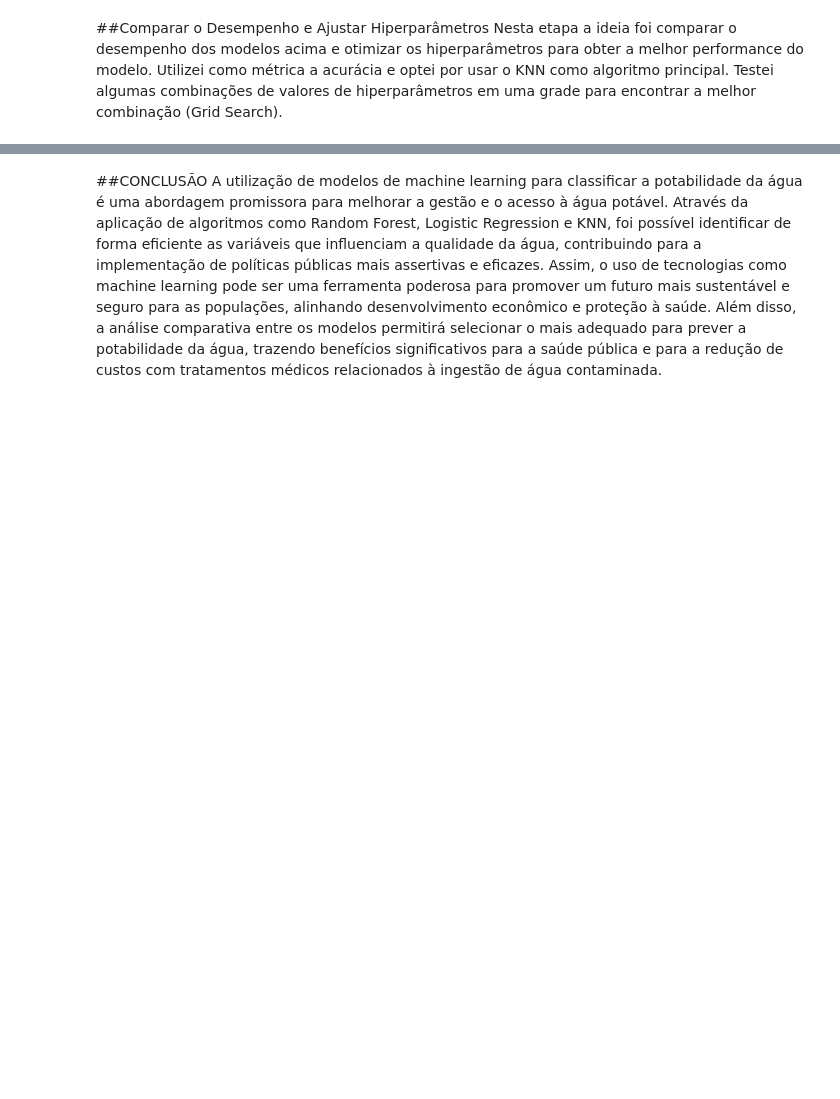
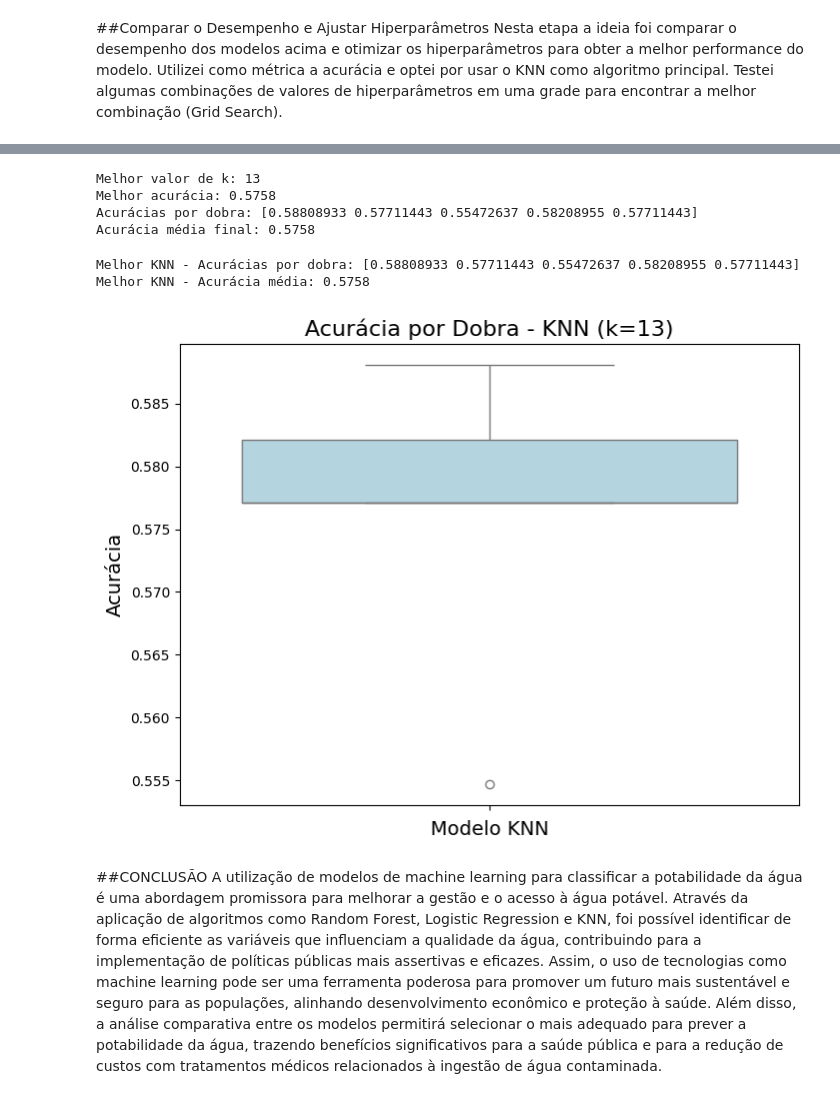
Before and after one commit to sandro003/MVP3, a Jupyter notebook: Machine_Learning_&_Analytics_.ipynb, the cells around one changed output, grey strips where cells are left out. Cells and saved outputs as stored; diff of their text form; code cells hidden in the pictures; blank space fills up the shorter version.

```diff
--- a/Machine_Learning_&_Analytics_.ipynb
+++ b/Machine_Learning_&_Analytics_.ipynb
@@ -372,32 +350,80 @@ print(f"Melhor valor de k: {best_k}")
+# %%
+from sklearn.model_selection import GridSearchCV, StratifiedKFold
+from sklearn.neighbors import KNeighborsClassifier
+from sklearn.model_selection import cross_val_score
+import numpy as np
+
+# Configurando validação cruzada
+cv = StratifiedKFold(n_splits=5, shuffle=True, random_state=42)
+
+# Definindo a lista de valores de k para testar
+k_values = [3, 5, 7, 9, 11, 13]
+
+# Criando o modelo KNN
+knn = KNeighborsClassifier()
+
+# Definindo o dicionário de parâmetros para o GridSearch
+param_grid = {'n_neighbors': k_values}
+
+# Inicializando o GridSearchCV
+grid_search = GridSearchCV(estimator=knn, param_grid=param_grid, cv=cv, scoring='accuracy')
+
+# Treinando o GridSearchCV com os dados
+grid_search.fit(X, y)
+
+# Exibindo os melhores parâmetros encontrados e a melhor acurácia
+print(f"Melhor valor de k: {grid_search.best_params_['n_neighbors']}")
+print(f"Melhor acurácia: {grid_search.best_score_:.4f}")
+
+# Treinando o modelo KNN com o melhor valor de k encontrado
+best_k = grid_search.best_params_['n_neighbors']
+best_knn = KNeighborsClassifier(n_neighbors=best_k)
+
+# Avaliando o modelo final com Cross-Validation
+final_scores = cross_val_score(best_knn, X, y, cv=cv, scoring='accuracy')
+
+# Exibindo as acurácias por dobra e a acurácia média
+print(f"Acurácias por dobra: {final_scores}")
+print(f"Acurácia média final: {final_scores.mean():.4f}")
+# %% [output]
+Melhor valor de k: 13
+Melhor acurácia: 0.5758
+Acurácias por dobra: [0.58808933 0.57711443 0.55472637 0.58208955 0.57711443]
+Acurácia média final: 0.5758
 # %%
-# Verificar se o grid_knn foi treinado corretamente
-if 'grid_knn' not in locals() or grid_knn.best_params_ is None:
+# Verificar se o grid_search foi treinado corretamente
+# Changed grid_knn to grid_search
+if 'grid_search' not in locals() or grid_search.best_params_ is None:
     raise ValueError("O GridSearchCV não foi executado ou o modelo não foi treinado corretamente.")
 
 # Obter o melhor valor de 'n_neighbors' após o GridSearchCV
-best_k = grid_knn.best_params_['n_neighbors']
+best_k = grid_search.best_params_['n_neighbors']
 
 # Criar o modelo KNN com o melhor valor de k
 knn_best = KNeighborsClassifier(n_neighbors=best_k)
 
 # Avaliar o modelo com validação cruzada (Cross-Validation)
 final_scores = cross_val_score(knn_best, X, y, cv=cv, scoring='accuracy')
 
 # Exibir as acurácias por dobra e a acurácia média
 print(f"Melhor KNN - Acurácias por dobra: {final_scores}")
 print(f"Melhor KNN - Acurácia média: {final_scores.mean():.4f}")
 
 # Plotando a distribuição das acurácias por dobra usando um boxplot
 plt.figure(figsize=(8, 6))  # Melhorando o tamanho da figura para maior visibilidade
 sns.boxplot(data=final_scores, color='lightblue')
 
 # Melhorando o gráfico com título, rótulo e customizando o visual
 plt.title(f'Acurácia por Dobra - KNN (k={best_k})', fontsize=16)
 plt.ylabel('Acurácia', fontsize=14)
 plt.xlabel('Modelo KNN', fontsize=14)
 
 # Exibindo o gráfico
 plt.show()
+# %% [output]
+Melhor KNN - Acurácias por dobra: [0.58808933 0.57711443 0.55472637 0.58208955 0.57711443]
+Melhor KNN - Acurácia média: 0.5758
+[figure, added]
 # %% [markdown]
 ##CONCLUSÃO
 A utilização de modelos de machine learning para classificar a potabilidade da água é uma abordagem promissora para melhorar a gestão e o acesso à água potável. Através da aplicação de algoritmos como Random Forest, Logistic Regression e KNN, foi possível identificar de forma eficiente as variáveis que influenciam a qualidade da água, contribuindo para a implementação de políticas públicas mais assertivas e eficazes. Assim, o uso de tecnologias como machine learning pode ser uma ferramenta poderosa para promover um futuro mais sustentável e seguro para as populações, alinhando desenvolvimento econômico e proteção à saúde. Além disso, a análise comparativa entre os modelos permitirá selecionar o mais adequado para prever a potabilidade da água, trazendo benefícios significativos para a saúde pública e para a redução de custos com tratamentos médicos relacionados à ingestão de água contaminada.
```
Also changed, not shown: parts of 4 cells of this notebook.
